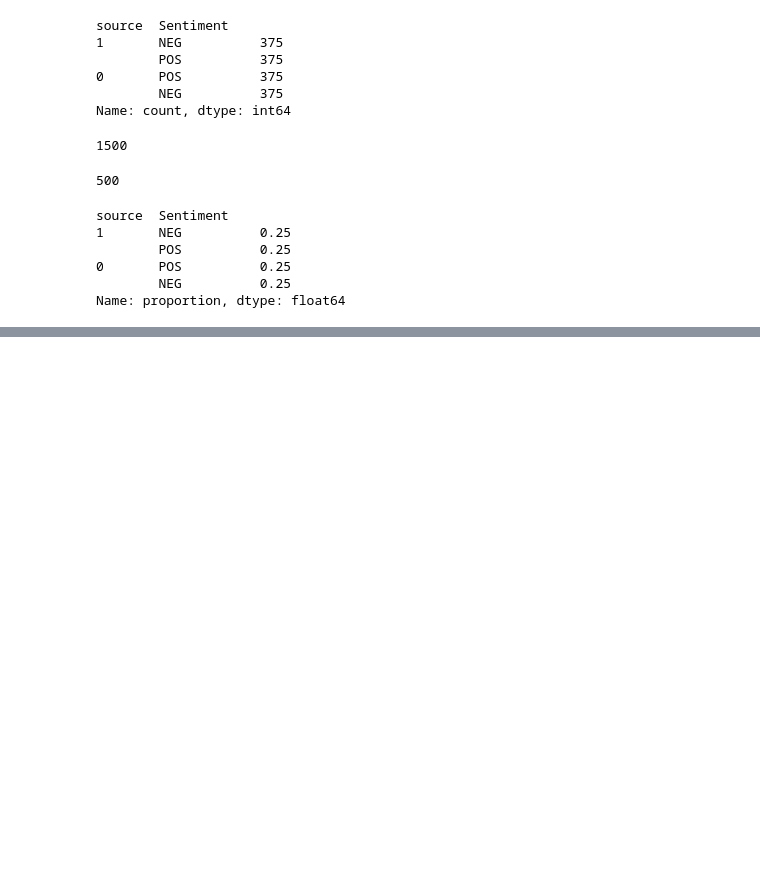
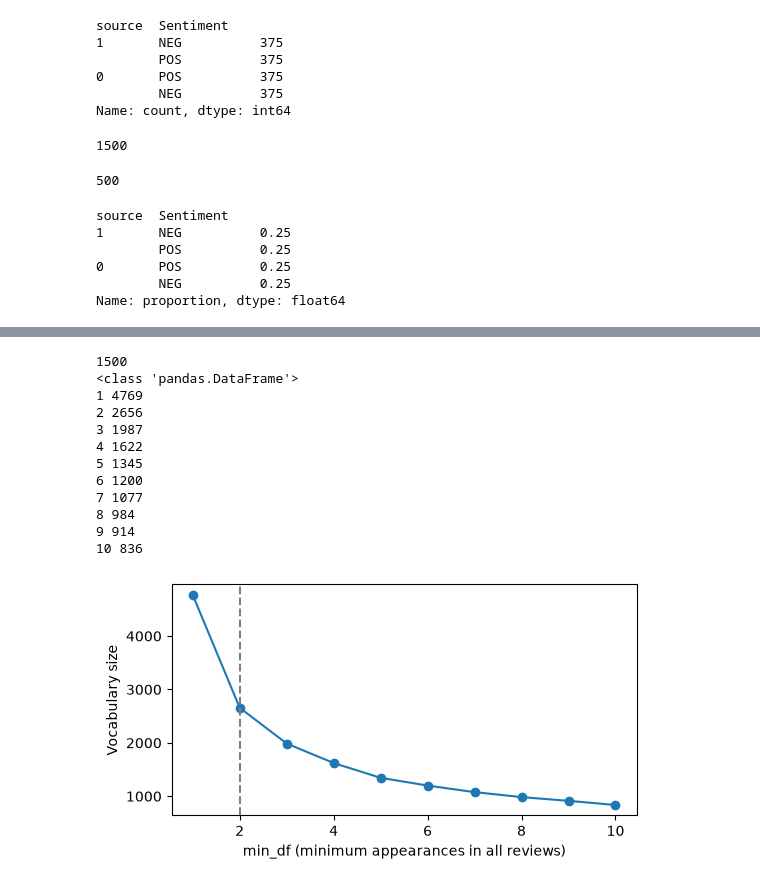
Before and after one commit to Li-Wei-Pan/Fake-Hotel-Reviews-Detection, a Jupyter notebook: preprocessing.ipynb, the cells around one changed output, grey strips where cells are left out. Drawn from its saved outputs; the diff is of its cells as text; code cells hidden in the pictures; blank space fills up the shorter version.

```diff
--- a/preprocessing.ipynb
+++ b/preprocessing.ipynb
@@ -115,0 +149,42 @@ test_df.to_csv('test.csv', index = False)
+# %%
+# load X_train for vocab vs min_df
+X_train = pd.read_csv('data/X_train.csv')
+X_train_cr = X_train['Combined_Review']
+
+print(len(X_train))
+print(type(X_train))
+
+
+thresholds = [i for i in range(1,11)]
+vocaubalry_size = []
+for threshold in thresholds:
+    vec = CountVectorizer(min_df= threshold, max_df = 0.95)
+    vec.fit(X_train_cr)
+    vocaubalry_size.append(len(vec.vocabulary_))
+
+# plot graphs per threshold
+
+for threshold, vocab in zip(thresholds, vocaubalry_size):
+    print(threshold, vocab)
+
+
+fig, ax = plt.subplots(figsize=(6, 3))
+ax.plot(thresholds, vocaubalry_size, marker="o")
+ax.axvline(2, linestyle="--", color="grey")
+ax.set_xlabel("min_df (minimum appearances in all reviews)")
+ax.set_ylabel("Vocabulary size")
+plt.savefig("vocab_vs_mindf.pdf", bbox_inches="tight")
+# %% [output]
+1500
+<class 'pandas.DataFrame'>
+1 4769
+2 2656
+3 1987
+4 1622
+5 1345
+6 1200
+7 1077
+8 984
+9 914
+10 836
+[figure, added]
```
Also changed, not shown: parts of 6 cells of this notebook, 18 other files.
